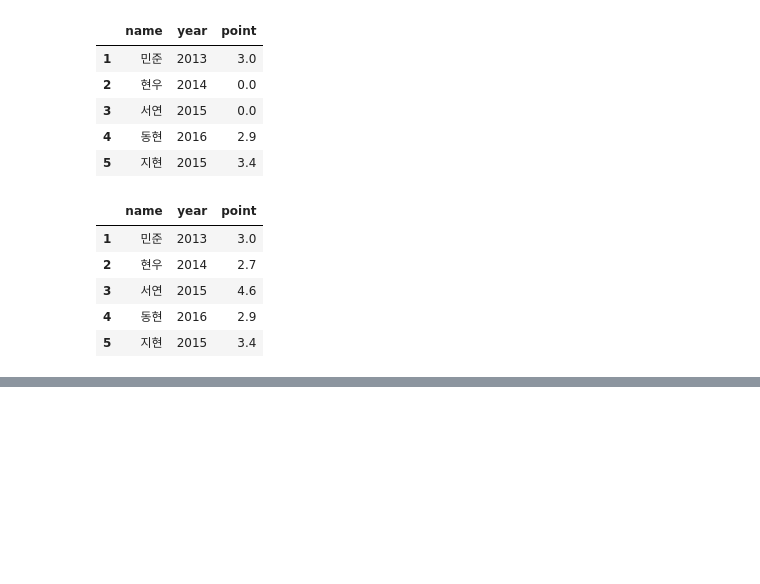
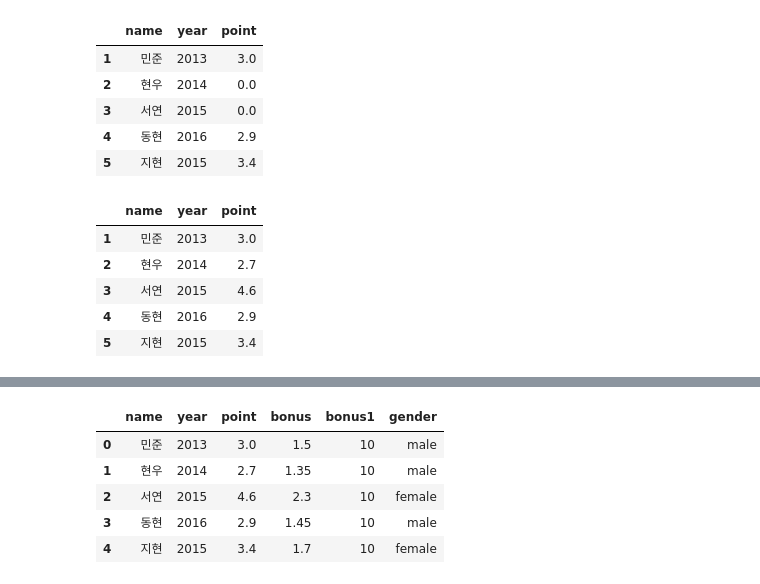
Before and after one commit to seohyun1001/python, a Jupyter notebook: ch07/pandasTest.ipynb, the cells around one changed output, grey strips where cells are left out. Drawn from its saved outputs; the diff is of its cells as text; code cells hidden in the pictures; blank space fills up the shorter version.

```diff
--- a/ch07/pandasTest.ipynb
+++ b/ch07/pandasTest.ipynb
@@ -551,0 +604,7 @@ df1
+# %%
+# 열 삭제 axis=1
+df1.drop('bonus3', axis=1)
+df1.drop('bonus3', axis=1, inplace=True)
+df1.drop('bonus2', axis=1)
+df1.drop('bonus2', axis=1, inplace=True)
+df1
@@ -551,0 +618,11 @@ df1
+# %%
+# 데이터 치환
+df1['gender'] = ['male', 'male', 'female', 'male', 'female']
+df1
+# %% [output]
+|  | name | year | point | bonus | bonus1 | gender |
+| 0 | 민준 | 2013 | 3.0 | 1.5 | 10 | male |
+| 1 | 현우 | 2014 | 2.7 | 1.35 | 10 | male |
+| 2 | 서연 | 2015 | 4.6 | 2.3 | 10 | female |
+| 3 | 동현 | 2016 | 2.9 | 1.45 | 10 | male |
+| 4 | 지현 | 2015 | 3.4 | 1.7 | 10 | female |
```
Also changed, not shown: parts of 6 cells of this notebook.
